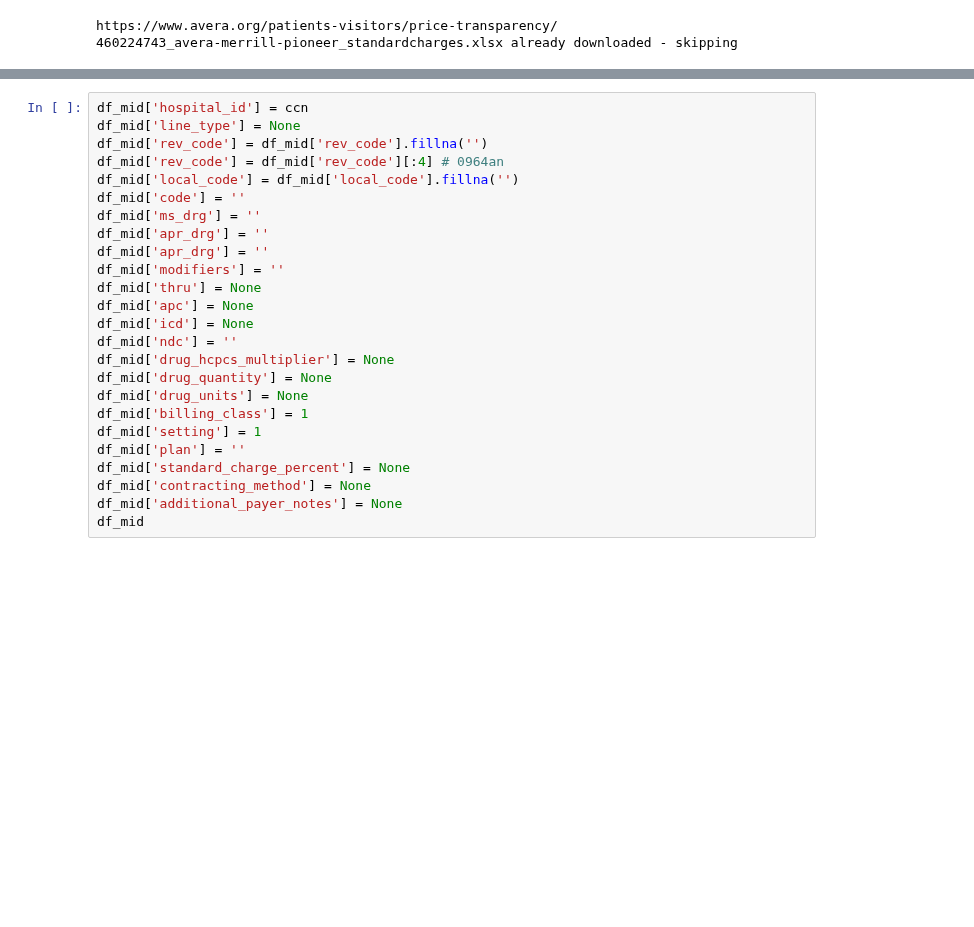
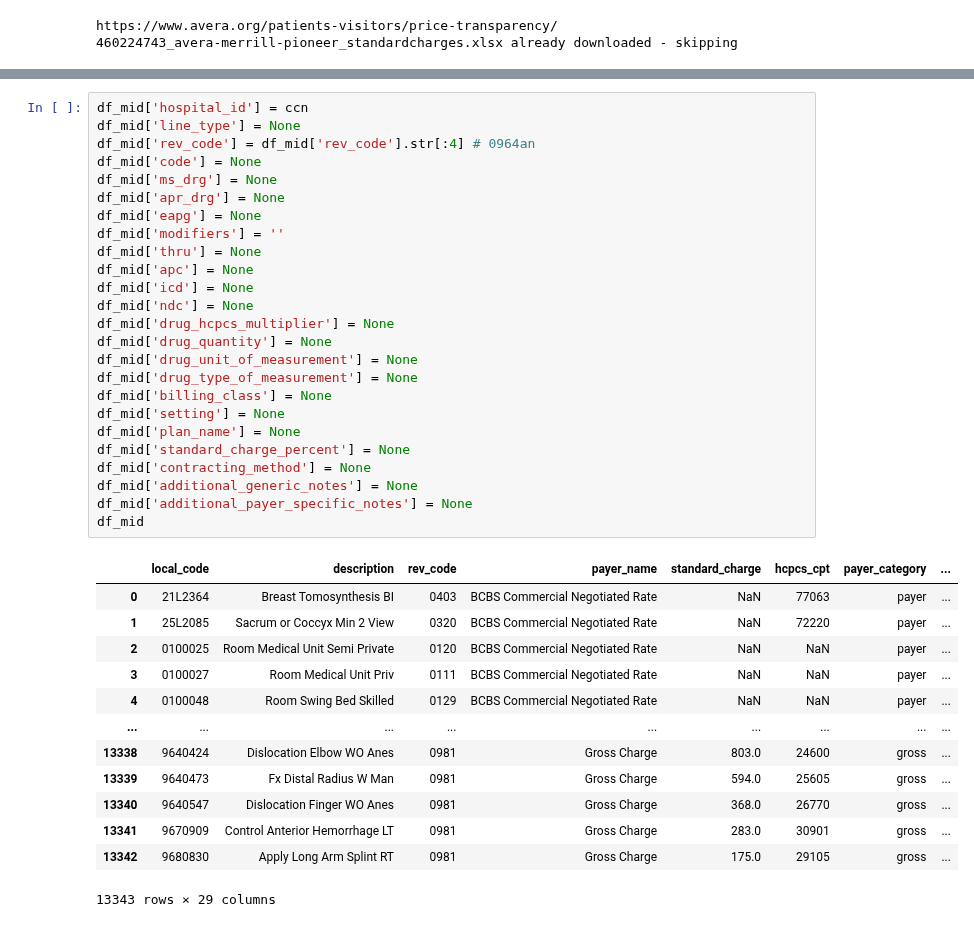
Before and after one commit to rl1987/dolthub-bounty-transparency-in-pricing, a Jupyter notebook: Avera.ipynb, the cells around one changed output, grey strips where cells are left out. Cells and saved outputs as stored; diff of their text form; blank space fills up the shorter version.

```diff
--- a/Avera.ipynb
+++ b/Avera.ipynb
@@ -139,28 +212,42 @@ df_mid
 # %%
 df_mid['hospital_id'] = ccn
 df_mid['line_type'] = None
-df_mid['rev_code'] = df_mid['rev_code'].fillna('')
-df_mid['rev_code'] = df_mid['rev_code'][:4] # 0964an
-df_mid['local_code'] = df_mid['local_code'].fillna('')
-df_mid['code'] = ''
-df_mid['ms_drg'] = ''
-df_mid['apr_drg'] = ''
-df_mid['apr_drg'] = ''
+df_mid['rev_code'] = df_mid['rev_code'].str[:4] # 0964an
+df_mid['code'] = None
+df_mid['ms_drg'] = None
+df_mid['apr_drg'] = None
+df_mid['eapg'] = None
 df_mid['modifiers'] = ''
 df_mid['thru'] = None
 df_mid['apc'] = None
 df_mid['icd'] = None
-df_mid['ndc'] = ''
+df_mid['ndc'] = None
 df_mid['drug_hcpcs_multiplier'] = None
 df_mid['drug_quantity'] = None
-df_mid['drug_units'] = None
-df_mid['billing_class'] = 1
-df_mid['setting'] = 1
-df_mid['plan'] = ''
+df_mid['drug_unit_of_measurement'] = None
+df_mid['drug_type_of_measurement'] = None
+df_mid['billing_class'] = None
+df_mid['setting'] = None
+df_mid['plan_name'] = None
 df_mid['standard_charge_percent'] = None
 df_mid['contracting_method'] = None
-df_mid['additional_payer_notes'] = None
+df_mid['additional_generic_notes'] = None
+df_mid['additional_payer_specific_notes'] = None
 df_mid
+# %% [output]
+|  | local_code | description | rev_code | payer_name | standard_charge | hcpcs_cpt | payer_category | ... |
+| 0 | 21L2364 | Breast Tomosynthesis BI | 0403 | BCBS Commercial Negotiated Rate | NaN | 77063 | payer | ... |
+| 1 | 25L2085 | Sacrum or Coccyx Min 2 View | 0320 | BCBS Commercial Negotiated Rate | NaN | 72220 | payer | ... |
+| 2 | 0100025 | Room Medical Unit Semi Private | 0120 | BCBS Commercial Negotiated Rate | NaN | NaN | payer | ... |
+| 3 | 0100027 | Room Medical Unit Priv | 0111 | BCBS Commercial Negotiated Rate | NaN | NaN | payer | ... |
+| 4 | 0100048 | Room Swing Bed Skilled | 0129 | BCBS Commercial Negotiated Rate | NaN | NaN | payer | ... |
+| ... | ... | ... | ... | ... | ... | ... | ... | ... |
+| 13338 | 9640424 | Dislocation Elbow WO Anes | 0981 | Gross Charge | 803.0 | 24600 | gross | ... |
+| 13339 | 9640473 | Fx Distal Radius W Man | 0981 | Gross Charge | 594.0 | 25605 | gross | ... |
+| 13340 | 9640547 | Dislocation Finger WO Anes | 0981 | Gross Charge | 368.0 | 26770 | gross | ... |
+| 13341 | 9670909 | Control Anterior Hemorrhage LT | 0981 | Gross Charge | 283.0 | 30901 | gross | ... |
+| 13342 | 9680830 | Apply Long Arm Splint RT | 0981 | Gross Charge | 175.0 | 29105 | gross | ... |
+13343 rows × 29 columns
 # %%
 df_mid = df_mid.dropna(subset=['standard_charge'])
 df_mid
```
Also changed, not shown: parts of 9 cells of this notebook.
